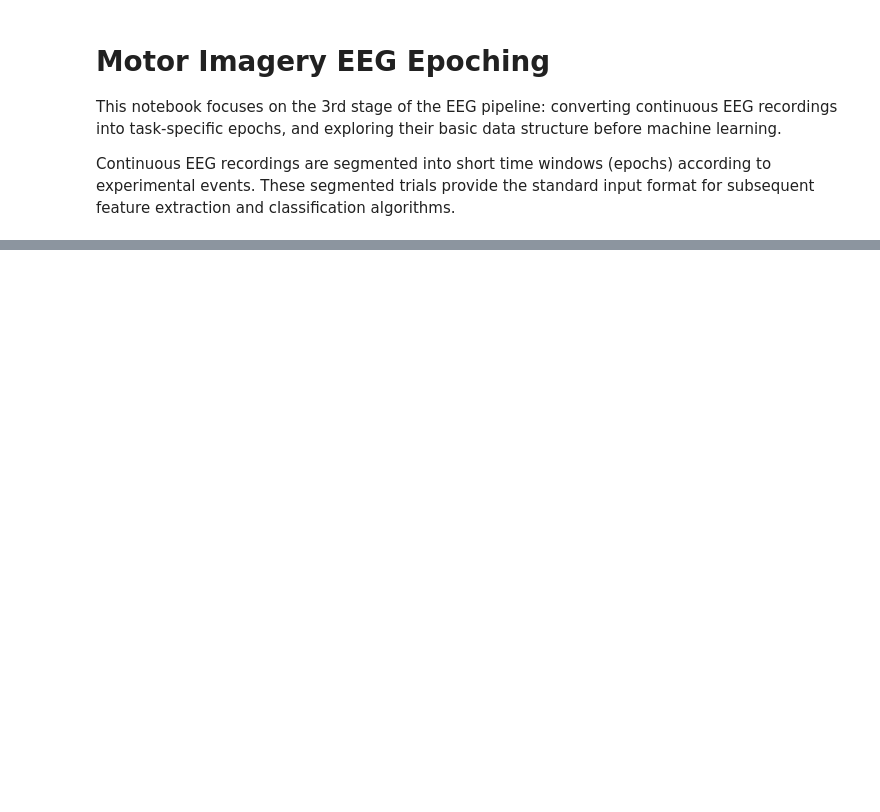
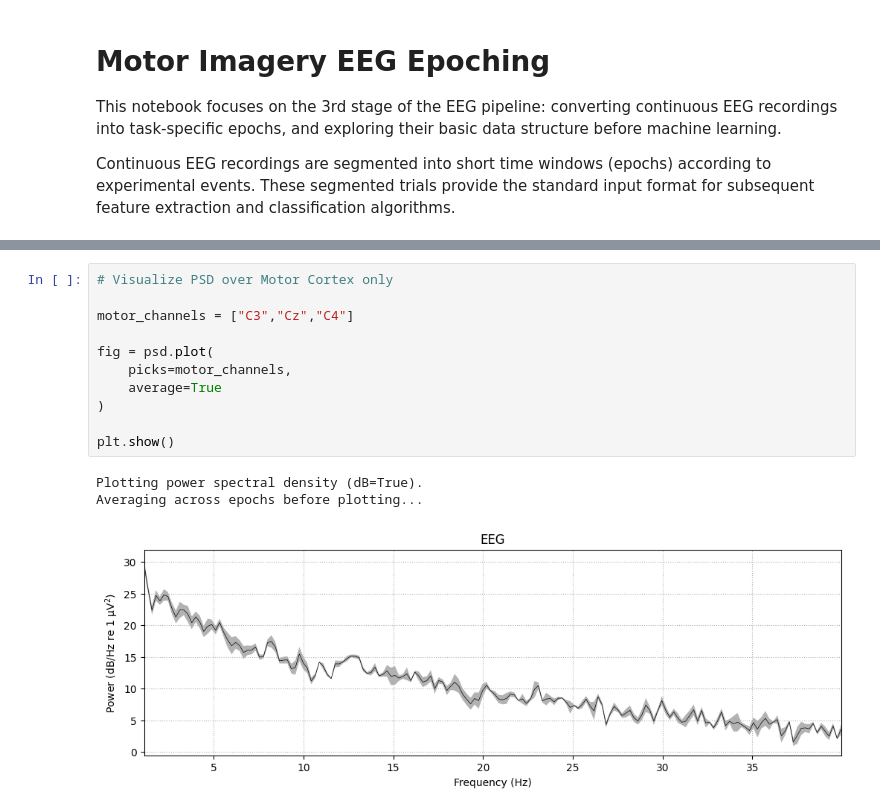
Before and after one commit to seonilj/eeg-mne-pipeline, a Jupyter notebook: notebooks/03_eeg_epoching_features.ipynb, the cells around one changed output, grey strips where cells are left out. Cells and saved outputs as stored; diff of their text form; blank space fills up the shorter version.

```diff
--- a/notebooks/03_eeg_epoching_features.ipynb
+++ b/notebooks/03_eeg_epoching_features.ipynb
@@ -131,0 +150,15 @@ Time points per trial: 721
+# %%
+# Visualize PSD over Motor Cortex only
+
+motor_channels = ["C3","Cz","C4"]
+
+fig = psd.plot(
+    picks=motor_channels,
+    average=True
+)
+
+plt.show()
+# %% [output]
+Plotting power spectral density (dB=True).
+Averaging across epochs before plotting...
+[figure, added]
```
Also changed, not shown: parts of 9 cells of this notebook.
